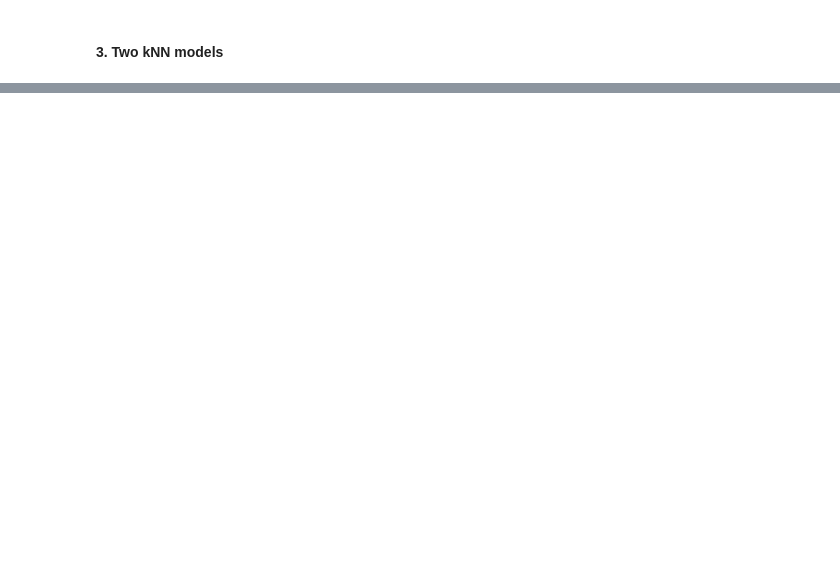
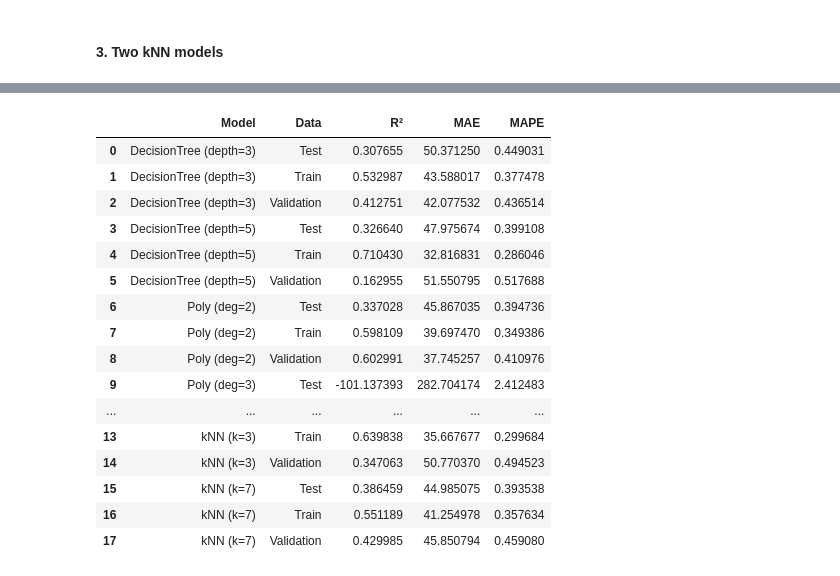
Before and after one commit to RehamAbuarqoub/CSCN8010-Practical-Lab-2, a Jupyter notebook: PracticalLab2.ipynb, the cells around one changed output, grey strips where cells are left out. Cells and saved outputs as stored; diff of their text form; code cells hidden in the pictures; blank space fills up the shorter version.

```diff
--- a/PracticalLab2.ipynb
+++ b/PracticalLab2.ipynb
@@ -374,12 +403,29 @@ DecisionTreeRegressor(max_depth=5, random_state=42)
+# %%
+from sklearn.tree import DecisionTreeRegressor
+
+results_tree = []
+tree_models = {}
+
+for depth in [3, 5]:
+    model = DecisionTreeRegressor(max_depth=depth, random_state=42)
+    model.fit(X_train, y_train)
+    tree_models[depth] = model  # Store model if you want to use it later
+
+    for name, X_set, y_set in [
+        ('Train', X_train, y_train),
+        ('Validation', X_val, y_val),
+        ('Test', X_test, y_test)
+    ]:
+        y_pred = model.predict(X_set)
+        r2 = r2_score(y_set, y_pred)
+        mae = mean_absolute_error(y_set, y_pred)
+        mape = mean_absolute_percentage_error(y_set, y_pred)
+        results_tree.append({
+            'Model': f'DecisionTree (depth={depth})',
+            'Data': name,
+            'R²': r2,
+            'MAE': mae,
+            'MAPE': mape
+        })
 # %% [markdown]
 #### 3. Two kNN models
-# %%
-from sklearn.neighbors import KNeighborsRegressor
-
-knn1 = KNeighborsRegressor(n_neighbors=3)
-knn1.fit(X_train, y_train)
-# Evaluate on val and test
-
-knn2 = KNeighborsRegressor(n_neighbors=7)
-knn2.fit(X_train, y_train)
-# Evaluate on val and test
@@ -483,3 +474,28 @@ display(results_df.round(3))
+# %%
+import pandas as pd
+
+all_results = pd.DataFrame(results_poly_multi + results_tree + results_knn)
+all_results = all_results.sort_values(by=['Model', 'Data'])
+all_results.reset_index(drop=True, inplace=True)
+all_results
+# %% [output]
+|  | Model | Data | R² | MAE | MAPE |
+| 0 | DecisionTree (depth=3) | Test | 0.307655 | 50.371250 | 0.449031 |
+| 1 | DecisionTree (depth=3) | Train | 0.532987 | 43.588017 | 0.377478 |
+| 2 | DecisionTree (depth=3) | Validation | 0.412751 | 42.077532 | 0.436514 |
+| 3 | DecisionTree (depth=5) | Test | 0.326640 | 47.975674 | 0.399108 |
+| 4 | DecisionTree (depth=5) | Train | 0.710430 | 32.816831 | 0.286046 |
+| 5 | DecisionTree (depth=5) | Validation | 0.162955 | 51.550795 | 0.517688 |
+| 6 | Poly (deg=2) | Test | 0.337028 | 45.867035 | 0.394736 |
+| 7 | Poly (deg=2) | Train | 0.598109 | 39.697470 | 0.349386 |
+| 8 | Poly (deg=2) | Validation | 0.602991 | 37.745257 | 0.410976 |
+| 9 | Poly (deg=3) | Test | -101.137393 | 282.704174 | 2.412483 |
+| ... | ... | ... | ... | ... | ... |
+| 13 | kNN (k=3) | Train | 0.639838 | 35.667677 | 0.299684 |
+| 14 | kNN (k=3) | Validation | 0.347063 | 50.770370 | 0.494523 |
+| 15 | kNN (k=7) | Test | 0.386459 | 44.985075 | 0.393538 |
+| 16 | kNN (k=7) | Train | 0.551189 | 41.254978 | 0.357634 |
+| 17 | kNN (k=7) | Validation | 0.429985 | 45.850794 | 0.459080 |
 # %% [markdown]
 Based on the evaluation metrics, the multivariate polynomial regression (degree 2) and the decision tree regressor (depth=3) performed best on the validation and test sets, showing a good balance between model complexity and generalization.
 
```
Also changed, not shown: parts of 13 cells of this notebook.
